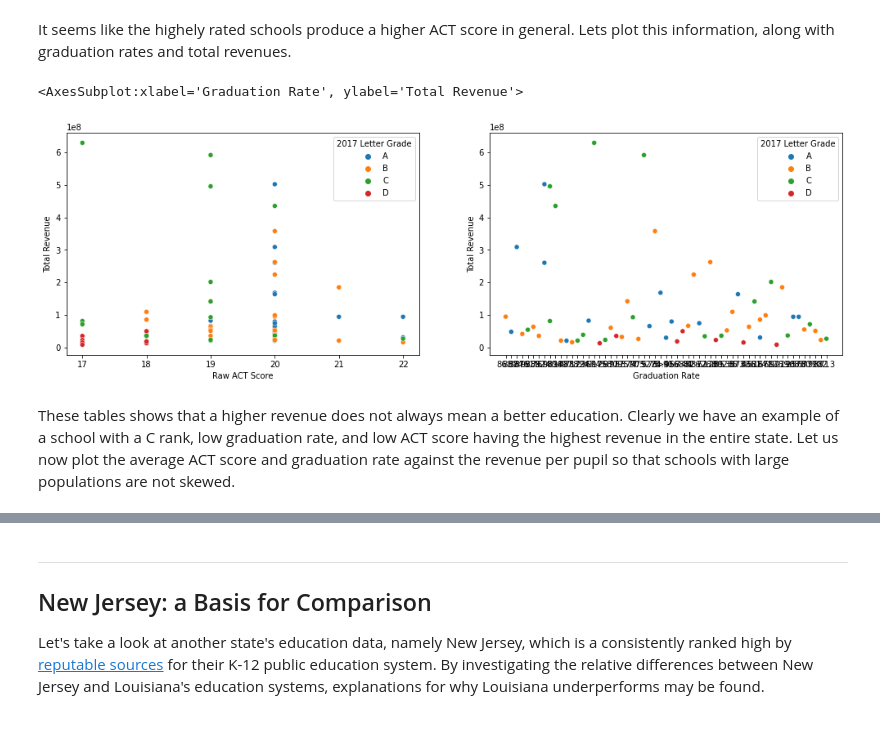
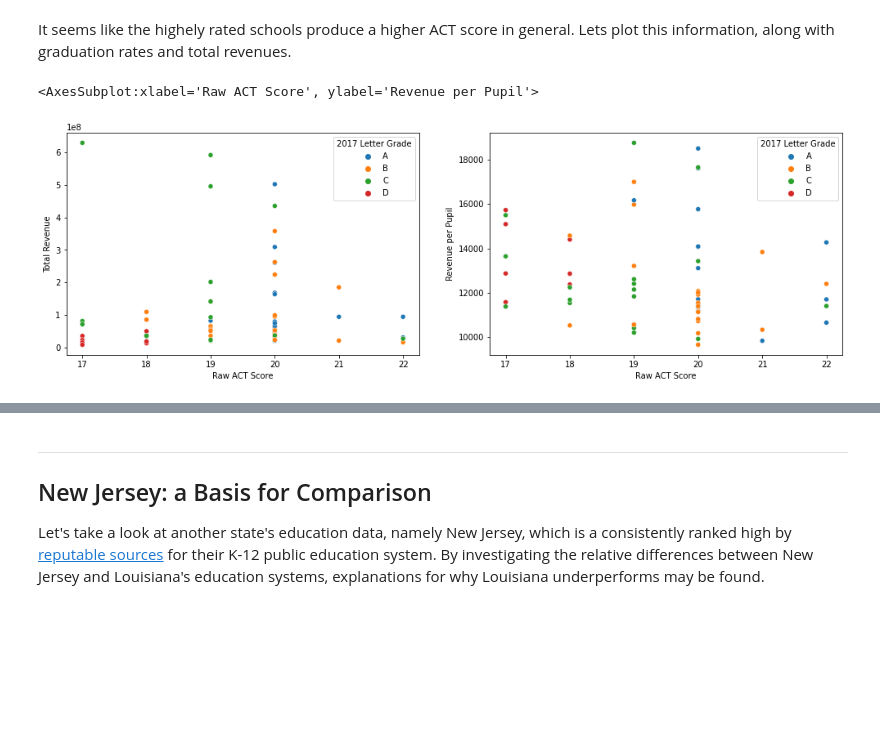
Before and after one commit to NickOuellet/NickOuellet.github.io, a Jupyter notebook: Final_Tutorial.ipynb, the cells around one changed output, grey strips where cells are left out. Drawn from its saved outputs; the diff is of its cells as text; code cells hidden in the pictures; blank space fills up the shorter version.

Commit message:
Removed redundant grad rate plots to avoid label issues

```diff
--- a/Final_Tutorial.ipynb
+++ b/Final_Tutorial.ipynb
@@ -313,10 +313,8 @@ It seems like the highely rated schools produce a higher ACT score in general. L
 # %%
 total_rev_fig, total_rev_ax = plt.subplots(1,2,figsize = (17,5))
 
 sns.scatterplot(y=la_df["Total Revenue"], x = la_df["Raw ACT Score"], data=la_df, hue=la_df["2017 Letter Grade"],hue_order=["A","B","C","D"],ax=total_rev_ax[0])
-sns.scatterplot(y=la_df["Total Revenue"], x = la_df["Graduation Rate"], data=la_df, hue=la_df["2017 Letter Grade"],hue_order=["A","B","C","D"],ax = total_rev_ax[1])
+sns.scatterplot(y=la_df["Revenue per Pupil"], x = la_df["Raw ACT Score"], data=la_df, hue=la_df["2017 Letter Grade"],hue_order=["A","B","C","D"],ax=total_rev_ax[1])
 # %% [output]
-<AxesSubplot:xlabel='Graduation Rate', ylabel='Total Revenue'>
+<AxesSubplot:xlabel='Raw ACT Score', ylabel='Revenue per Pupil'>
-[figure, old version]
+[figure, new version]
-# %% [markdown]
-These tables shows that a higher revenue does not always mean a better education. Clearly we have an example of a school with a C rank, low graduation rate, and low ACT score having the highest revenue in the entire state. Let us now plot the average ACT score and graduation rate against the revenue per pupil so that schools with large populations are not skewed.
```
Also changed, not shown: parts of 4 cells of this notebook, 1 other file.
